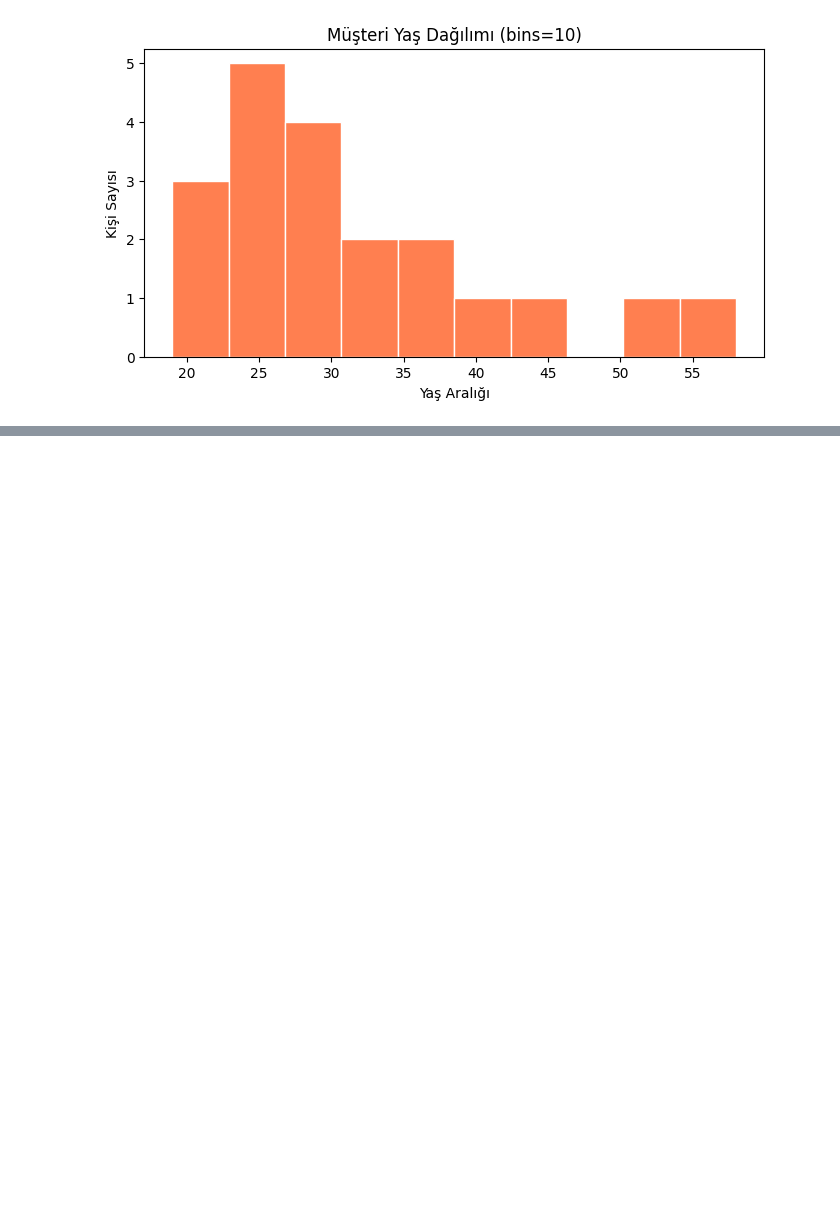
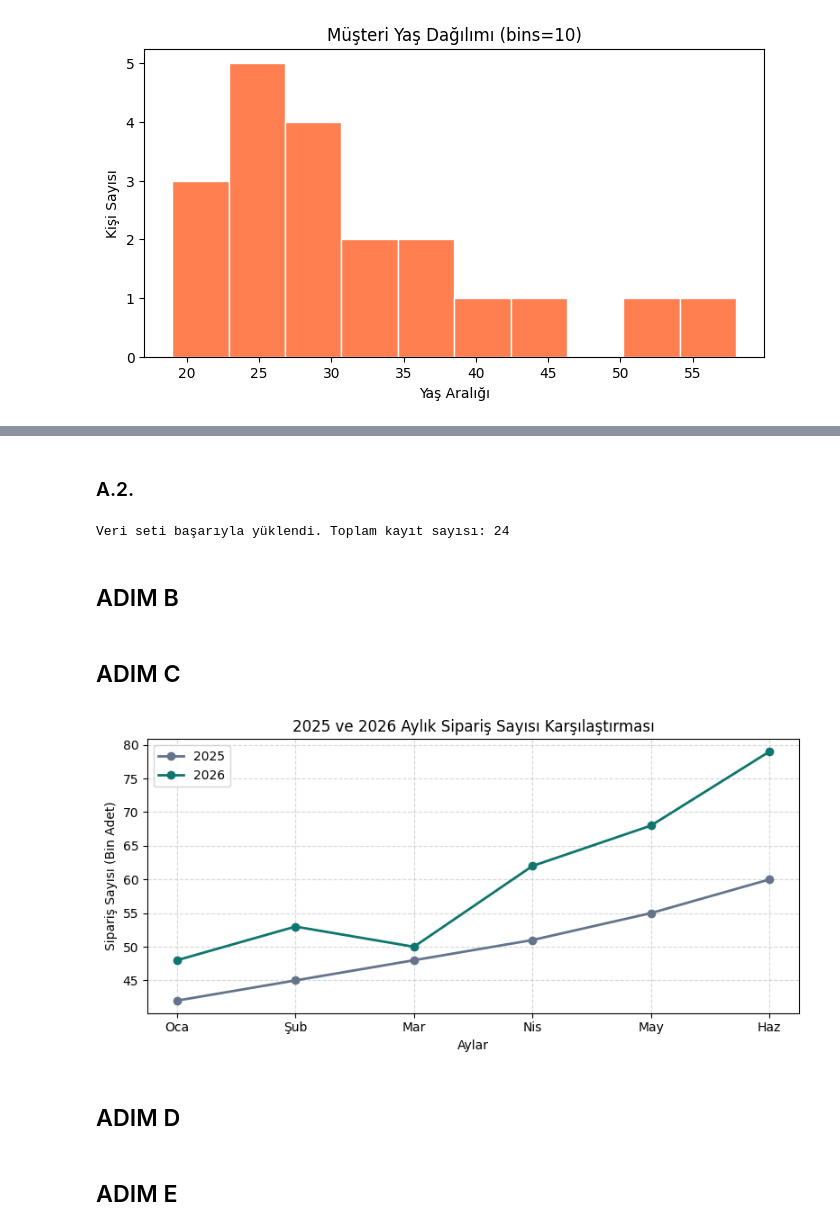
Before and after one commit to GokceSoylu/UNDP, a Jupyter notebook: Veri Analizi/gun8.ipynb, the cells around one changed output, grey strips where cells are left out. Saved outputs shown, nothing was run; the diff lists cells and outputs as text; code cells hidden in the pictures; blank space fills up the shorter version.

```diff
--- a/Veri Analizi/gun8.ipynb
+++ b/Veri Analizi/gun8.ipynb
@@ -122,0 +165,14 @@ plt.show()
+# %% [markdown]
+### A.2.
+# %%
+
+# Veri: 2025 ve 2026 Aylık Sipariş Sayıları (Bin Adet)
+aylar = ["Oca", "Şub", "Mar", "Nis", "May", "Haz"]
+siparis_2025 = [42, 45, 48, 51, 55, 60]
+siparis_2026 = [48, 53, 50, 62, 68, 79]
+
+print("Veri seti başarıyla yüklendi. Toplam kayıt sayısı:", len(df))
+# %% [output]
+Veri seti başarıyla yüklendi. Toplam kayıt sayısı: 24
+# %% [markdown]
+## ADIM B
@@ -122,0 +192,19 @@ plt.show()
+# %% [markdown]
+## ADIM C
+# %%
+
+# Grafik 2 - 2025 ve 2026 Aylık Sipariş Karşılaştırması (Çift Çizgi)
+plt.figure(figsize=(8, 4))
+plt.plot(aylar, siparis_2025, label="2025", color="#64748b", marker="o", linewidth=2)
+plt.plot(aylar, siparis_2026, label="2026", color="#0f766e", marker="o", linewidth=2)
+plt.title("2025 ve 2026 Aylık Sipariş Sayısı Karşılaştırması")
+plt.xlabel("Aylar")
+plt.ylabel("Sipariş Sayısı (Bin Adet)")
+plt.legend()  # 2025 ve 2026 etiketlerini kutu içinde gösterir
+plt.grid(True, linestyle="--", alpha=0.5)
+plt.tight_layout()
+plt.show()
+# %% [output]
+[figure, added]
+# %% [markdown]
+## ADIM D
@@ -122,0 +224,2 @@ plt.show()
+# %% [markdown]
+## ADIM E
```
Also changed, not shown: parts of 10 cells of this notebook.
